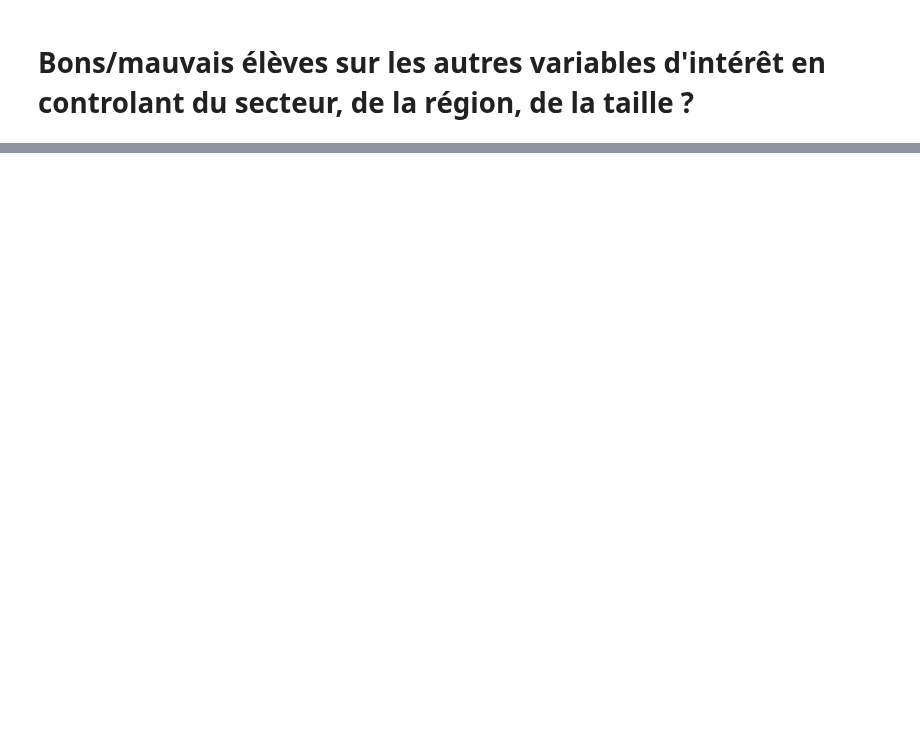
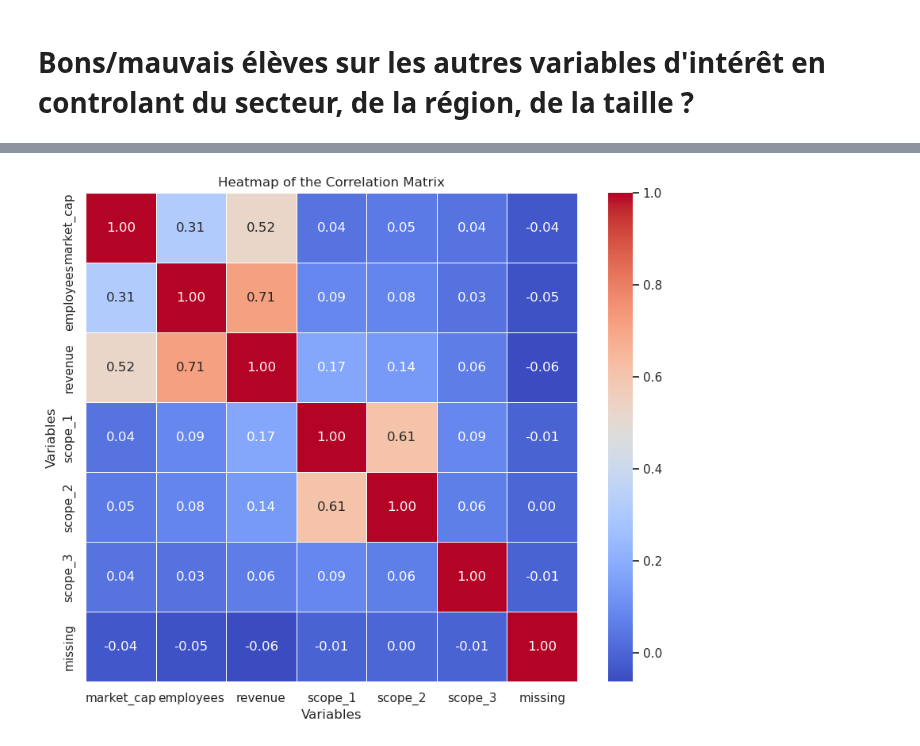
Before and after one commit to pierperri/StatApp, a Jupyter notebook: ACP.ipynb, the cells around one changed output, grey strips where cells are left out. Saved outputs shown, nothing was run; the diff lists cells and outputs as text; code cells hidden in the pictures; blank space fills up the shorter version.

```diff
--- a/ACP.ipynb
+++ b/ACP.ipynb
@@ -441,0 +486,83 @@ ValueError: Found array with 0 sample(s) (shape=(0, 16)) while a minimum of 1 is
+# %%
+X = imp_data[[ 'market_cap', 'employees', 'revenue',
+                               'scope_1','scope_2', 'scope_3',
+                                'missing']]
+
+
+X = X.astype(float)
+
+# Apply scaling to the entire DataFrame
+scaler = StandardScaler()
+X_scaled = scaler.fit_transform(X)
+X_transformed = pd.DataFrame(X_scaled, columns=X.columns)
+
+
+# Compute the covariance matrix
+corr_matrix = X_transformed.corr()
+
+# Set figure size
+plt.figure(figsize=(10, 8))
+
+# Create a heatmap of the covariance matrix
+sns.heatmap(corr_matrix, annot=True, cmap="coolwarm", fmt=".2f", linewidths=.5)
+
+# Set axis labels
+plt.xlabel('Variables')
+plt.ylabel('Variables')
+
+# Set title
+plt.title('Heatmap of the Correlation Matrix')
+
+# Show the plot
+plt.show()
+
+# Missing correlé plus fortement à variables de taille qu'à scope
+
+
+X = imp_data[['secteur', 'region', 'hq_country', 'market_cap', 'employees',
+ 'revenue', 'scope_1', 'scope_2', 'scope_3', 'waste_production',
+ 'waste_recycling', 'water_consumption', 'water_withdrawal', 'energy_consumption',
+ 'hours_of_training', 'independent_board_members_percentage', 'legal_costs_paid_for_controversies',
+ 'ceo_compensation', 'missing']]
+
+
+X = pd.get_dummies(X, columns=['region', 'hq_country', 'secteur'], drop_first=True)
+
+# Ensuring that categorical variables are encoded as integers
+region_columns = [col for col in X.columns if col.startswith('region') or col.startswith('secteur')
+                 or col.startswith('hq_country')]
+X[region_columns] = X[region_columns].astype(float)
+
+X = X.astype(float)
+
+# Apply scaling to the entire DataFrame
+scaler = StandardScaler()
+X_scaled = scaler.fit_transform(X)
+X_transformed = pd.DataFrame(X_scaled, columns=X.columns)
+
+
+# Compute the covariance matrix
+corr_matrix = X_transformed.corr()
+
+correlation_with_missing = corr_matrix['missing'].abs().sort_values(ascending=False)
+
+# Select the top 10 correlated variables with highest absolute correlation
+top_10_correlated = correlation_with_missing[1:11]  # Exclude 'missing' itself
+
+# Create a DataFrame to hold the top 10 correlated variables with both absolute and non-absolute correlation values
+top_10_correlated_df = pd.DataFrame({
+    'Variable': top_10_correlated.index,
+    'Correlation with missing': corr_matrix['missing'][top_10_correlated.index].values,
+    'Absolute Correlation with missing': top_10_correlated.values
+})
+
+# Print the DataFrame
+print("Top 10 Correlated Variables with highest absolute correlation with 'missing':")
+print(top_10_correlated_df)
+
+# Explication taille + localisation Europe/asie sans secteur particulier semble apparaitre
+# Plus de divulgation en Europe / - en Asie
+# Plus de divulgation quand taille augmente
+# Plus de divulgation associé également à water recycling
+# %% [output]
+[figure, added]
```
Also changed, not shown: parts of 9 cells of this notebook.
